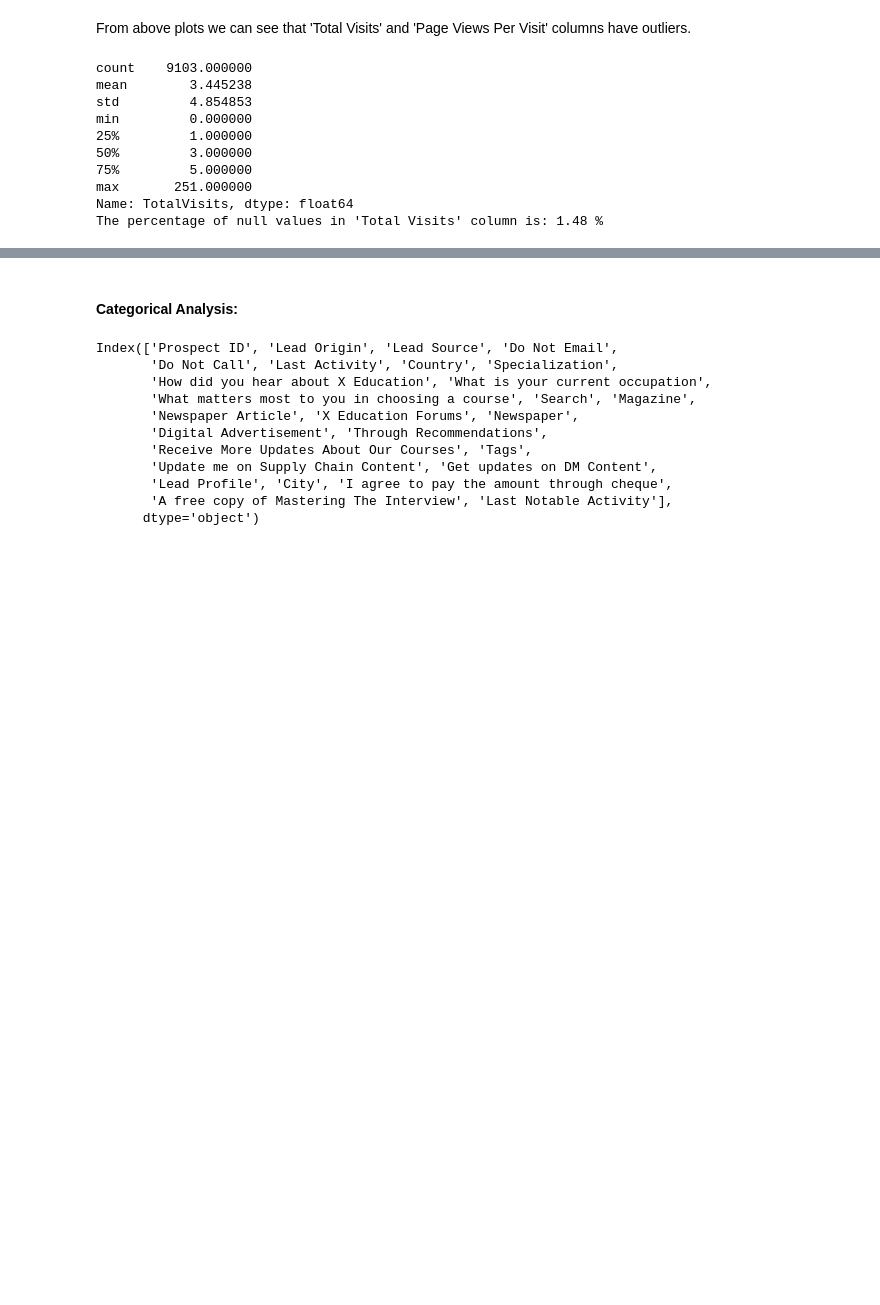
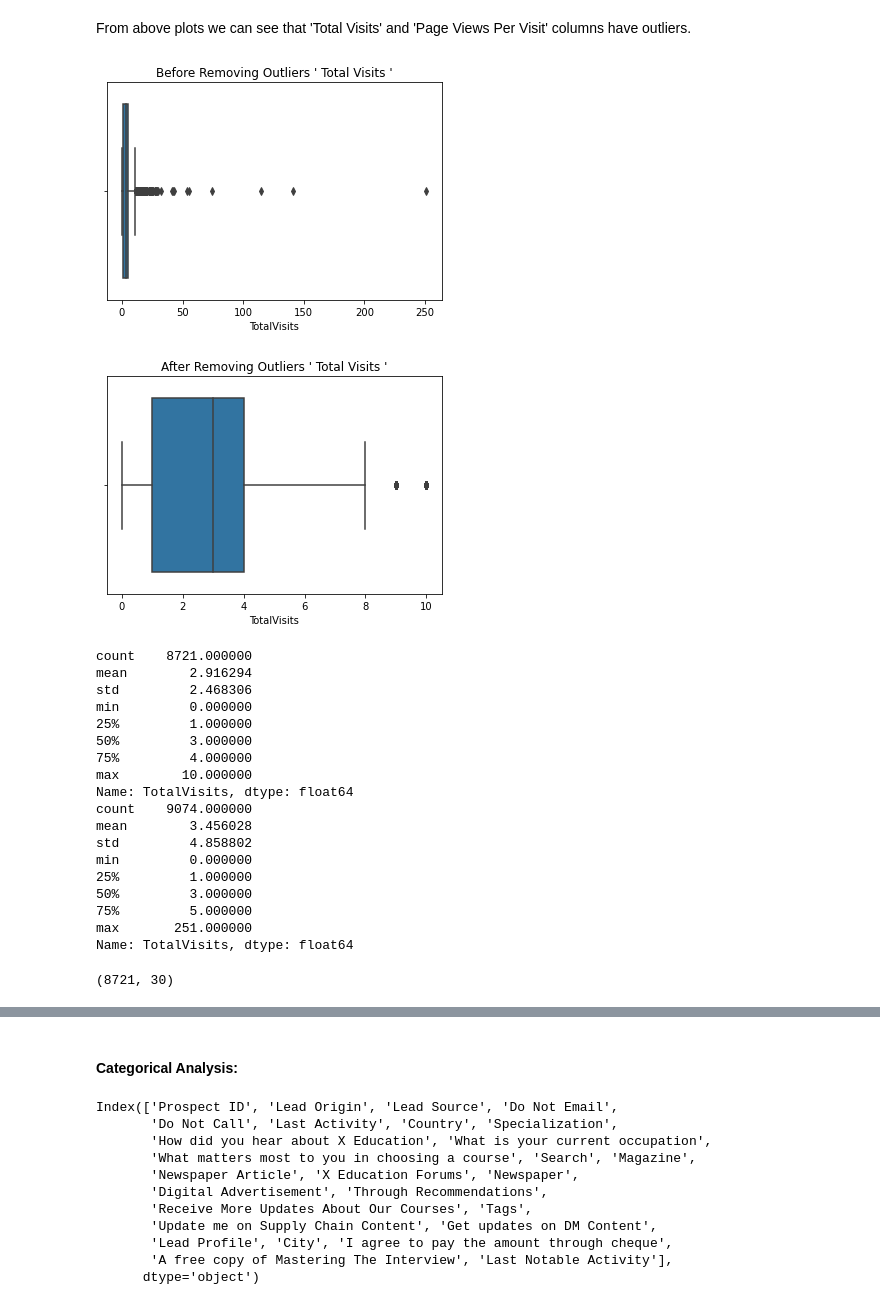
Before and after one commit to KuntamukkalaPavanKumar/Lead_Score_Case_Study, a Jupyter notebook: Lead_Score_Assignment_File_KPK_AC_SK.ipynb, the cells around one changed output, grey strips where cells are left out. Drawn from its saved outputs; the diff is of its cells as text; code cells hidden in the pictures; blank space fills up the shorter version.

```diff
--- a/Lead_Score_Assignment_File_KPK_AC_SK.ipynb
+++ b/Lead_Score_Assignment_File_KPK_AC_SK.ipynb
@@ -260,16 +260,37 @@ for i in num_cols:
 # %% [markdown]
 From above plots we can see that 'Total Visits' and 'Page Views Per Visit' columns have outliers.
-# %%
-print(data['TotalVisits'].describe())
-print("The percentage of null values in 'Total Visits' column is:" , round(data['TotalVisits'].isnull().sum()/len(data)*100,2),"%")
-# %% [output]
-count    9103.000000
-mean        3.445238
-std         4.854853
-min         0.000000
-25%         1.000000
-50%         3.000000
-75%         5.000000
-max       251.000000
-Name: TotalVisits, dtype: float64
-The percentage of null values in 'Total Visits' column is: 1.48 %
+# %%
+sns.boxplot(data['TotalVisits'])
+plt.title('Before Removing Outliers \' Total Visits \'')
+plt.show()
+sns.boxplot(data['TotalVisits'][data['TotalVisits']<=data['TotalVisits'].quantile(q=0.95)])
+plt.title("After Removing Outliers \' Total Visits \'")
+plt.show()
+print(data['TotalVisits'][data['TotalVisits']<=data['TotalVisits'].quantile(q=0.95)].describe())
+print(data['TotalVisits'].describe())
+# %% [output]
+[figure, added]
+[figure, added]
+count    8721.000000
+mean        2.916294
+std         2.468306
+min         0.000000
+25%         1.000000
+50%         3.000000
+75%         4.000000
+max        10.000000
+Name: TotalVisits, dtype: float64
+count    9074.000000
+mean        3.456028
+std         4.858802
+min         0.000000
+25%         1.000000
+50%         3.000000
+75%         5.000000
+max       251.000000
+Name: TotalVisits, dtype: float64
+# %%
+data=data[data['TotalVisits']<=data['TotalVisits'].quantile(q=0.95)]
+data.shape
+# %% [output]
+(8721, 30)
```
Also changed, not shown: parts of 22 cells of this notebook.
